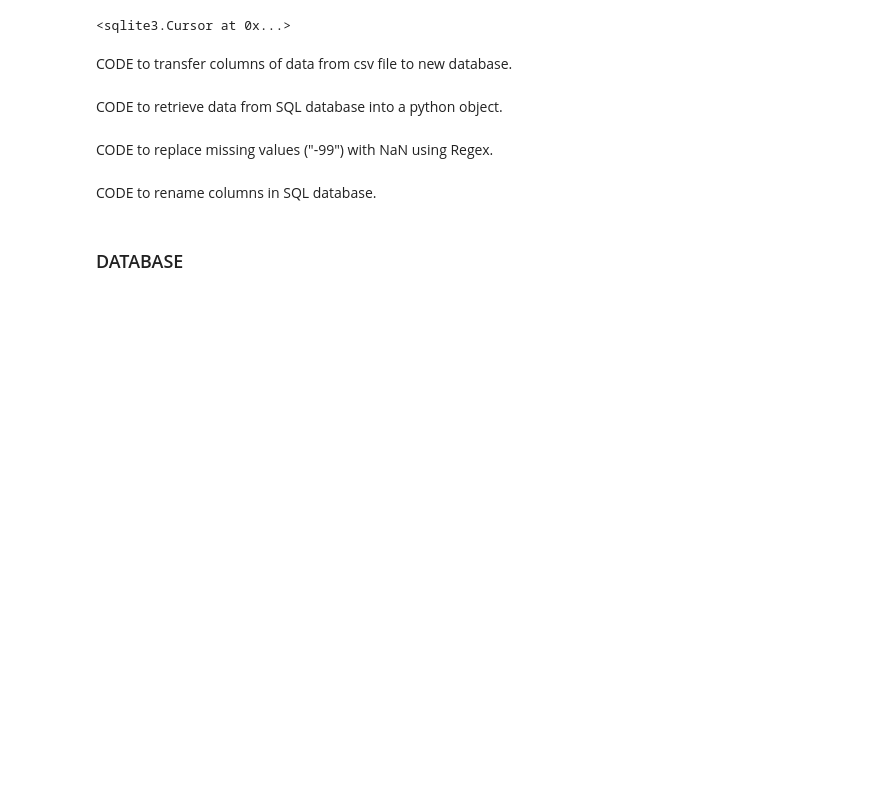
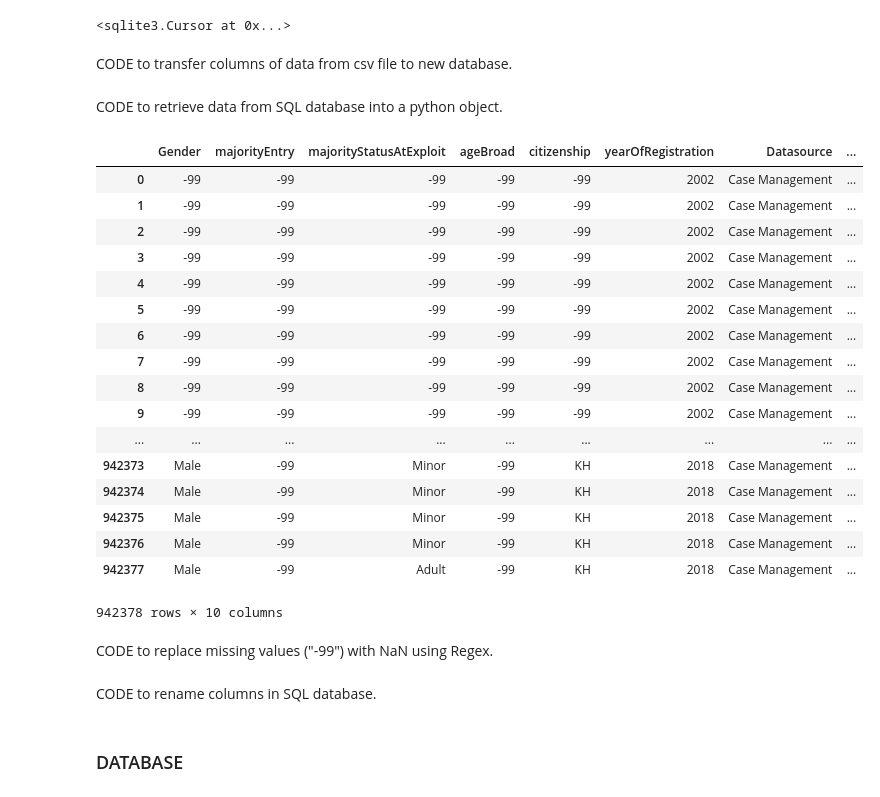
Before and after one commit to sitkadude/HUMAN_TRAFFICKING_PROJECT, a Jupyter notebook: PROject.ipynb, the cells around one changed output. Saved outputs shown, nothing was run; the diff lists cells and outputs as text; code cells hidden in the pictures; blank space fills up the shorter version.

```diff
--- a/PROject.ipynb
+++ b/PROject.ipynb
@@ -42,6 +42,27 @@ with open('Global_Dataset_3_Sept_2018.csv','r') as victims:
 CODE to retrieve data from SQL database into a python object.
 # %%
 df = pd.read_sql("SELECT * FROM victims_table", con)
+# %%
+df
+# %% [output]
+|  | Gender | majorityEntry | majorityStatusAtExploit | ageBroad | citizenship | yearOfRegistration | Datasource | ... |
+| 0 | -99 | -99 | -99 | -99 | -99 | 2002 | Case Management | ... |
+| 1 | -99 | -99 | -99 | -99 | -99 | 2002 | Case Management | ... |
+| 2 | -99 | -99 | -99 | -99 | -99 | 2002 | Case Management | ... |
+| 3 | -99 | -99 | -99 | -99 | -99 | 2002 | Case Management | ... |
+| 4 | -99 | -99 | -99 | -99 | -99 | 2002 | Case Management | ... |
+| 5 | -99 | -99 | -99 | -99 | -99 | 2002 | Case Management | ... |
+| 6 | -99 | -99 | -99 | -99 | -99 | 2002 | Case Management | ... |
+| 7 | -99 | -99 | -99 | -99 | -99 | 2002 | Case Management | ... |
+| 8 | -99 | -99 | -99 | -99 | -99 | 2002 | Case Management | ... |
+| 9 | -99 | -99 | -99 | -99 | -99 | 2002 | Case Management | ... |
+| ... | ... | ... | ... | ... | ... | ... | ... | ... |
+| 942373 | Male | -99 | Minor | -99 | KH | 2018 | Case Management | ... |
+| 942374 | Male | -99 | Minor | -99 | KH | 2018 | Case Management | ... |
+| 942375 | Male | -99 | Minor | -99 | KH | 2018 | Case Management | ... |
+| 942376 | Male | -99 | Minor | -99 | KH | 2018 | Case Management | ... |
+| 942377 | Male | -99 | Adult | -99 | KH | 2018 | Case Management | ... |
+942378 rows × 10 columns
 # %% [markdown]
 CODE to replace missing values ("-99") with NaN using Regex.
 # %%
```
Also changed, not shown: parts of 17 cells of this notebook, 1 other file.
